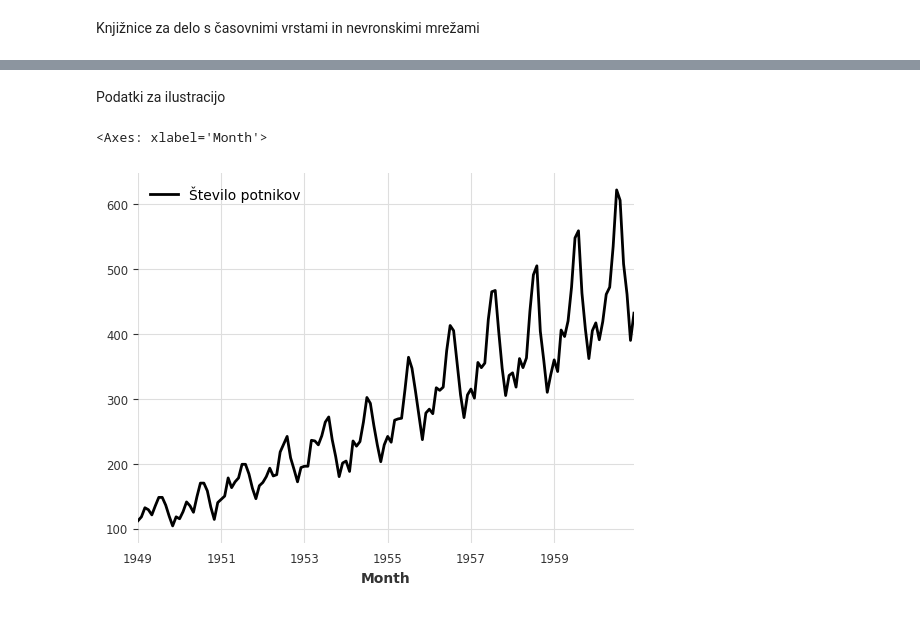
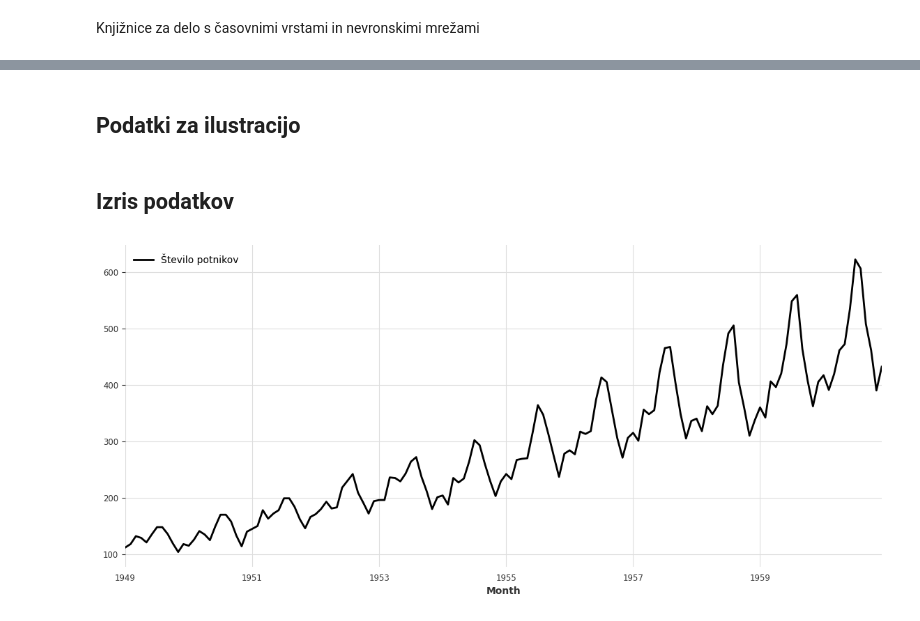
Before and after one commit to jersvig/time-series-analysis, a Jupyter notebook: time-series-prediction.ipynb, the cells around one changed output, grey strips where cells are left out. Cells and saved outputs as stored; diff of their text form; code cells hidden in the pictures.

```diff
--- a/time-series-prediction.ipynb
+++ b/time-series-prediction.ipynb
@@ -12,11 +18,16 @@ from darts.metrics import mape
 # %% [markdown]
-Podatki za ilustracijo
+## Podatki za ilustracijo
 # %%
 # Število mesečnih potnikov z letali v obdobju 1949-1960
 
 series = AirPassengersDataset().load()
 series = series.astype(float)
-series.plot(label='Število potnikov')
-# %% [output]
-<Axes: xlabel='Month'>
-[figure, removed]
+# %% [markdown]
+## Izris podatkov
+# %%
+plt.figure(figsize=(14, 6))
+series.plot(label='Število potnikov')
+plt.legend()
+plt.show()
+# %% [output]
+[figure, added]
```
Also changed, not shown: parts of 10 cells of this notebook.
